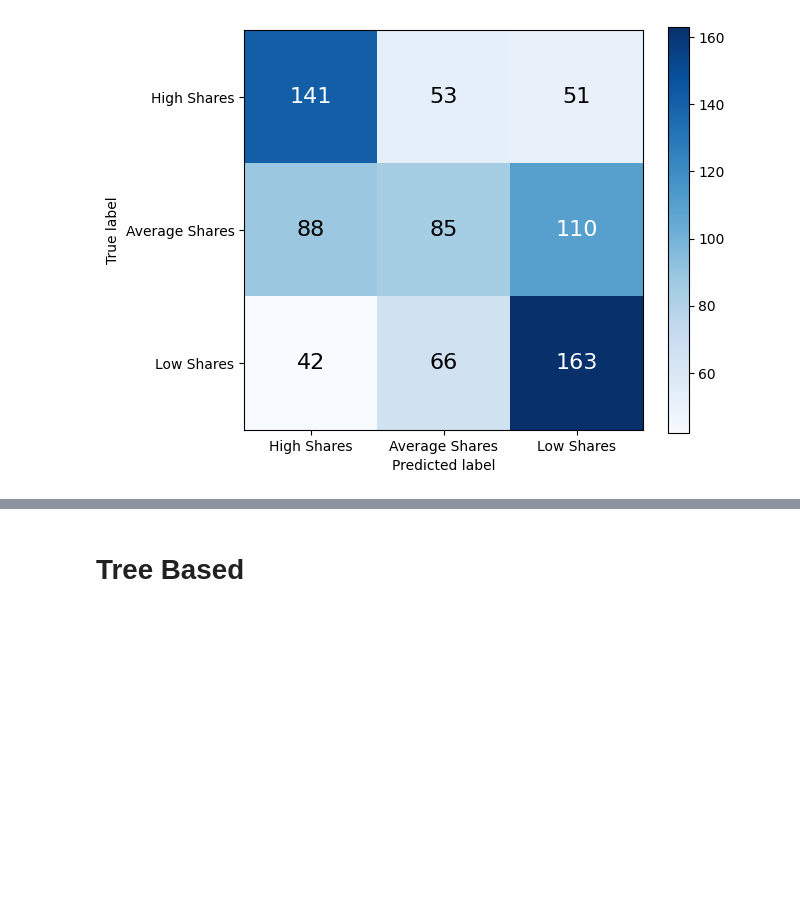
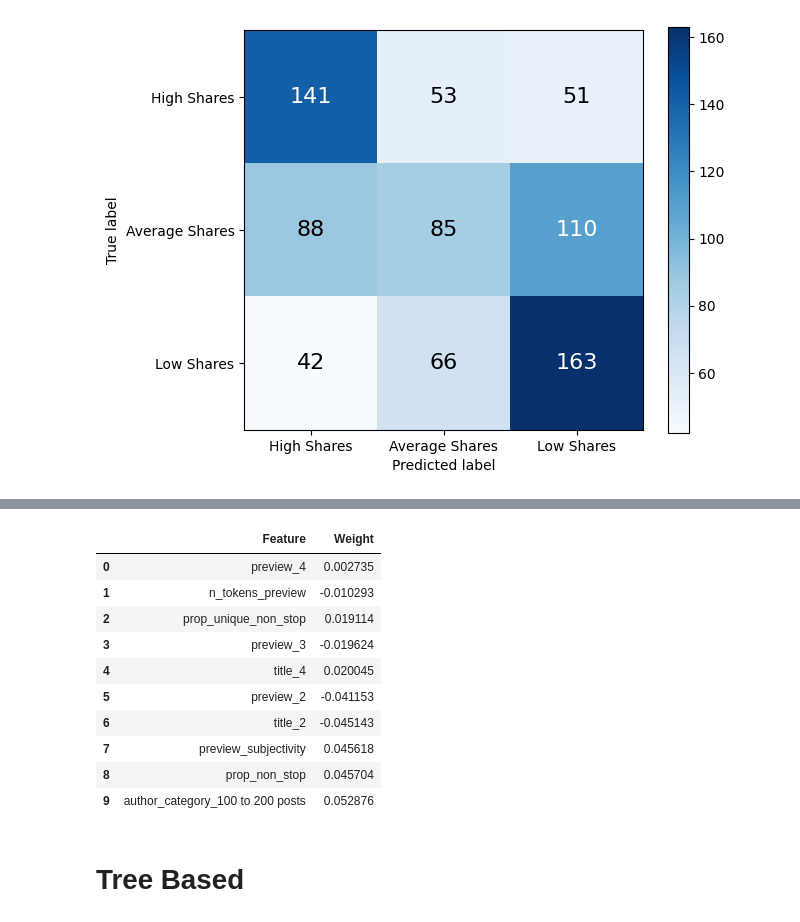
Before and after one commit to ChuanPoYan/IS4242-Project, a Jupyter notebook: The Smart Local Modelling.ipynb, the cells around one changed output, grey strips where cells are left out. Saved outputs shown, nothing was run; the diff lists cells and outputs as text; code cells hidden in the pictures; blank space fills up the shorter version.

```diff
--- a/The Smart Local Modelling.ipynb
+++ b/The Smart Local Modelling.ipynb
@@ -391,3 +414,17 @@ pickle.dump(svm_best_model, open('./dataset/Model/svm_best_model.pkl', 'wb'))
+# %%
+pd.DataFrame(sorted_feature_weights[:24:-1], columns=['Feature', 'Weight'])
+# %% [output]
+|  | Feature | Weight |
+| 0 | preview_4 | 0.002735 |
+| 1 | n_tokens_preview | -0.010293 |
+| 2 | prop_unique_non_stop | 0.019114 |
+| 3 | preview_3 | -0.019624 |
+| 4 | title_4 | 0.020045 |
+| 5 | preview_2 | -0.041153 |
+| 6 | title_2 | -0.045143 |
+| 7 | preview_subjectivity | 0.045618 |
+| 8 | prop_non_stop | 0.045704 |
+| 9 | author_category_100 to 200 posts | 0.052876 |
 # %% [markdown]
 # Tree Based
 # %% [markdown]
```
Also changed, not shown: parts of 2 cells of this notebook.
